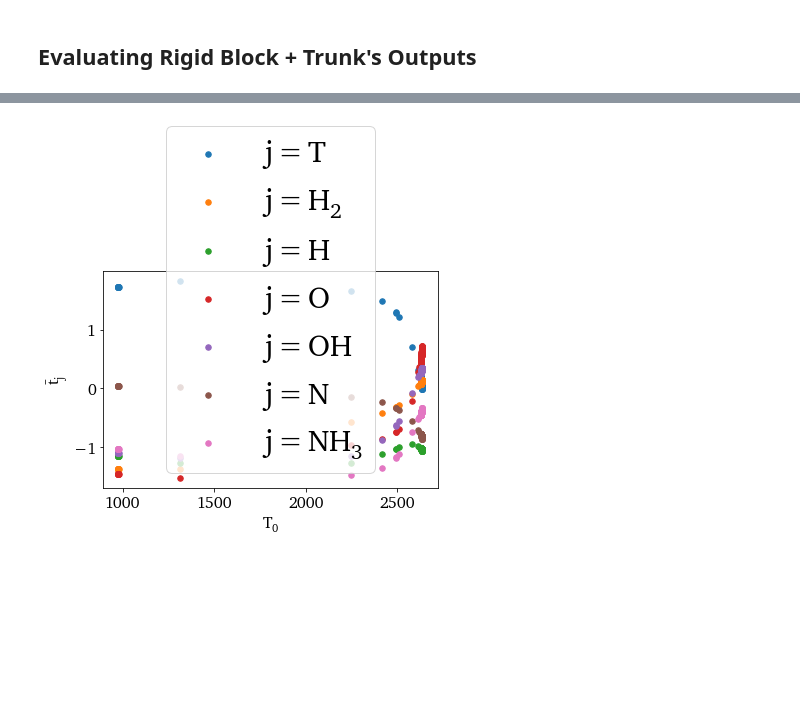
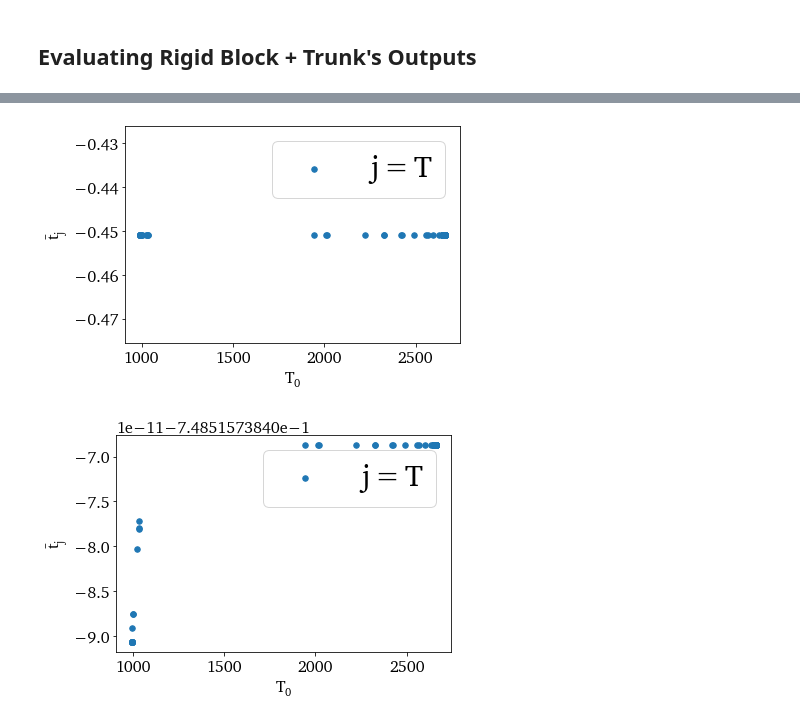
Before and after one commit to sandialabs/romnet, a Jupyter notebook: scripts/postprocessing/0DReactor/DeepONet/Predict_DeepONet_Orig_Slices.ipynb, the cells around one changed output, grey strips where cells are left out. Drawn from its saved outputs; the diff is of its cells as text; code cells hidden in the pictures; blank space fills up the shorter version.

```diff
--- a/scripts/postprocessing/0DReactor/DeepONet/Predict_DeepONet_Orig_Slices.ipynb
+++ b/scripts/postprocessing/0DReactor/DeepONet/Predict_DeepONet_Orig_Slices.ipynb
@@ -489,6 +518,48 @@ if (FigDir):
 
 #     DF = pd.DataFrame(np.concatenate([DataIC['T'].to_numpy()[...,np.newaxis], DataIC['H2'].to_numpy()[...,np.newaxis], output_[:,iBranch][...,np.newaxis]], axis=1), columns=['T_0','H2_0',Vars[iBranch]])
 #     DF.to_csv('/Users/sventur/Desktop/Shifts/'+Vars[iBranch]+'.csv', index=False)
+# %%
+VarNames=['T',
+ 'H_{2}',
+ 'H',
+ 'O',
+ 'O_{2}',
+ 'OH',
+ 'H_{2}O',
+ 'HO_{2}',
+ 'H_{2}O_{2}',
+ 'N',
+ 'NH',
+ 'NH_{2}',
+ 'NH_{3}',
+ 'NNH',
+ 'NO',
+ 'NO_{2}',
+ 'N_{2}O',
+ 'HNO',
+ 'N_{2}']
+
+
+fig = plt.figure()
+
+for iBranch in [0]:#,1,2,3,5,9,12]:
+    plt.scatter(DataAll['T'], output_stretch[:,iBranch], label=r'$j='+VarNames[iBranch]+'$', s=30)
+
+plt.xlabel(r'$T_0$')
+plt.ylabel(r'$\bar{t}_j$')
+#plt.yscale('log')
+#plt.xlim([1000,2000])
+#plt.ylim([0,80])
+
+plt.legend(fontsize=30)
+#ax.set_zscale('log')
+
+if (FigDir):
+    plt.savefig(FigDir+'/0DReact_'+DataType+'_DeepONet_RigidOutput_2D.eps', format='eps', bbox_inches='tight')
+
+## np.exp(np.log(1.e-6) - np.log(40))
+# %% [output]
+[figure, added]
 # %%
 VarNames=['T',
  'H_{2}',
@@ -501,33 +572,33 @@ VarNames=['T',
  'H_{2}O_{2}',
  'N',
  'NH',
  'NH_{2}',
  'NH_{3}',
  'NNH',
  'NO',
  'NO_{2}',
  'N_{2}O',
  'HNO',
  'N_{2}']
 
 
 fig = plt.figure()
 
-for iBranch in [0,1,2,3,5,9,12]:
-    plt.scatter(Data1['T'], output_shift[:,iBranch], label=r'$j='+VarNames[iBranch]+'$', s=30)
+for iBranch in [0]:#,1,2,3,5,9,12]:
+    plt.scatter(DataAll['T'], output_shift[:,iBranch], label=r'$j='+VarNames[iBranch]+'$', s=30)
 
 plt.xlabel(r'$T_0$')
 plt.ylabel(r'$\bar{t}_j$')
 #plt.yscale('log')
 #plt.xlim([1000,2000])
 #plt.ylim([0,80])
 
 plt.legend(fontsize=30)
 #ax.set_zscale('log')
 
 if (FigDir):
     plt.savefig(FigDir+'/0DReact_'+DataType+'_DeepONet_RigidOutput_2D.eps', format='eps', bbox_inches='tight')
 
 ## np.exp(np.log(1.e-6) - np.log(40))
 # %% [output]
-[figure, old version]
+[figure, new version]
```
Also changed, not shown: parts of 15 cells of this notebook, 4 other files.
